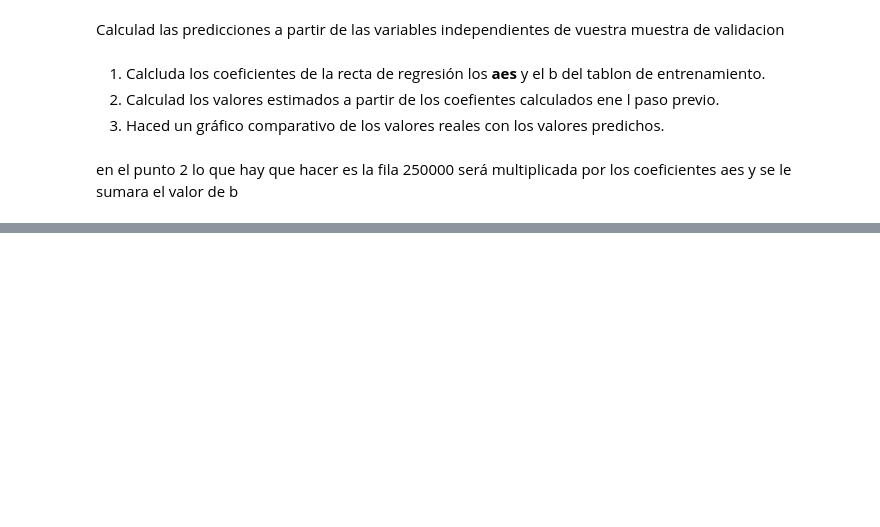
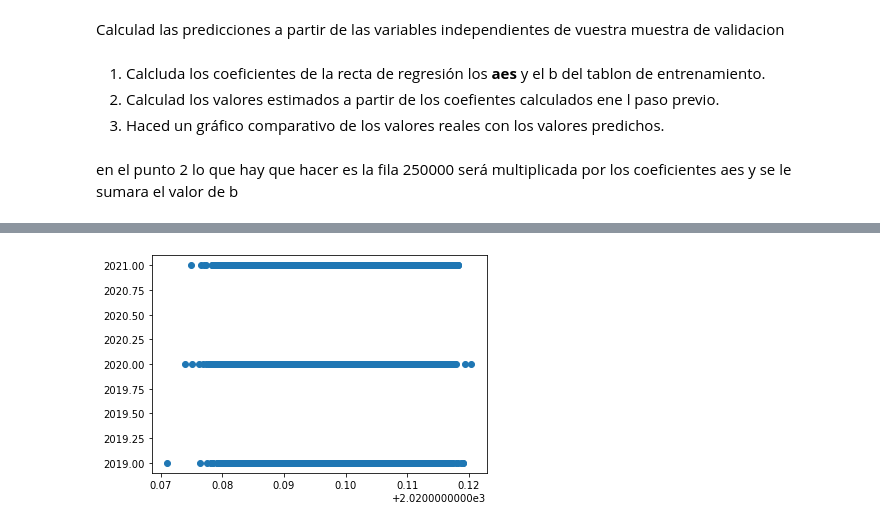
Before and after one commit to jsanz81/Bootcamp_Abril2023, a Jupyter notebook: 05_Machine_Learning/02_Aprendizaje_Supervisado/01_Regresion_Lineal/Regresion_Lineal.ipynb, the cells around one changed output, grey strips where cells are left out. Cells and saved outputs as stored; diff of their text form; code cells hidden in the pictures; blank space fills up the shorter version.

```diff
--- a/05_Machine_Learning/02_Aprendizaje_Supervisado/01_Regresion_Lineal/Regresion_Lineal.ipynb
+++ b/05_Machine_Learning/02_Aprendizaje_Supervisado/01_Regresion_Lineal/Regresion_Lineal.ipynb
@@ -76,0 +182,4 @@ la fila 250000 será multiplicada por los coeficientes aes y se le sumara el val
+# %%
+plt.scatter(df["Anyo_M1"],df["Anyo"]);
+# %% [output]
+[figure, added]
```
Also changed, not shown: parts of 24 cells of this notebook.
